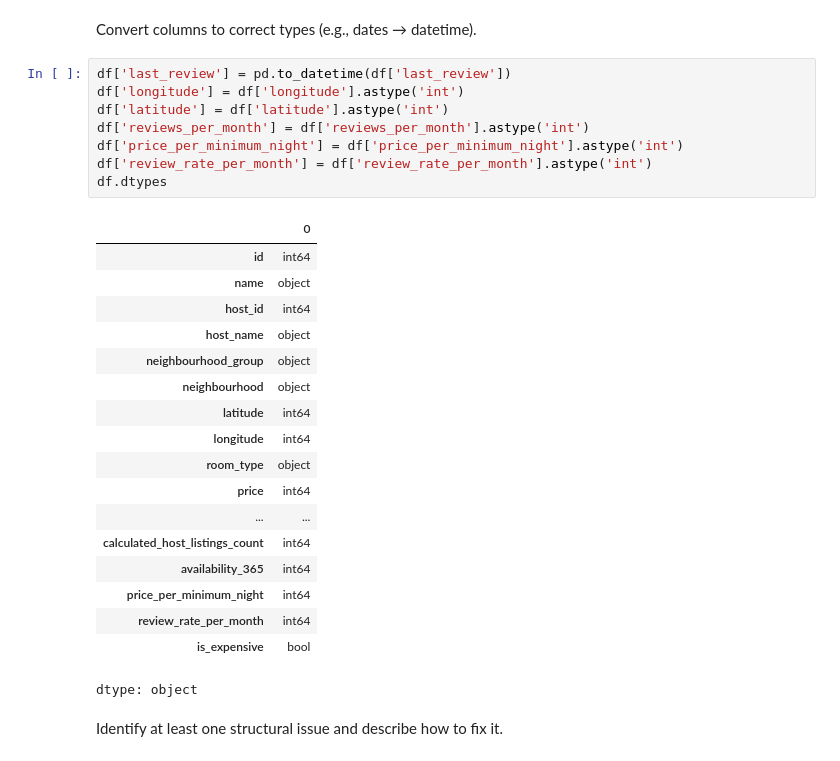
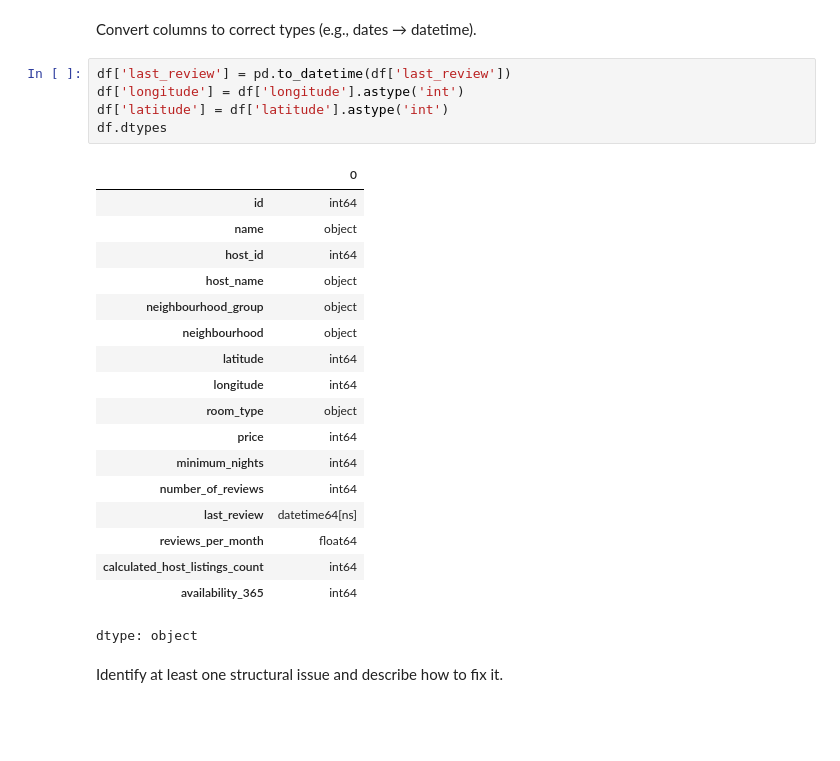
Before and after one commit to moridin04/CCDATSCL_COM221ML_EXERCISES, a Jupyter notebook: Exercise1.ipynb, the cells around one changed output. Cells and saved outputs as stored; diff of their text form; blank space fills up the shorter version.

```diff
--- a/Exercise1.ipynb
+++ b/Exercise1.ipynb
@@ -157,29 +157,26 @@ Convert columns to correct types (e.g., dates → datetime).
 # %%
 df['last_review'] = pd.to_datetime(df['last_review'])
 df['longitude'] = df['longitude'].astype('int')
 df['latitude'] = df['latitude'].astype('int')
-df['reviews_per_month'] = df['reviews_per_month'].astype('int')
-df['price_per_minimum_night'] = df['price_per_minimum_night'].astype('int')
-df['review_rate_per_month'] = df['review_rate_per_month'].astype('int')
 df.dtypes
 # %% [output]
 |  | 0 |
 | id | int64 |
 | name | object |
 | host_id | int64 |
 | host_name | object |
 | neighbourhood_group | object |
 | neighbourhood | object |
 | latitude | int64 |
 | longitude | int64 |
 | room_type | object |
 | price | int64 |
-| ... | ... |
+| minimum_nights | int64 |
+| number_of_reviews | int64 |
+| last_review | datetime64[ns] |
+| reviews_per_month | float64 |
 | calculated_host_listings_count | int64 |
 | availability_365 | int64 |
-| price_per_minimum_night | int64 |
-| review_rate_per_month | int64 |
-| is_expensive | bool |
 dtype: object
 # %% [markdown]
 Identify at least one structural issue and describe how to fix it.
```
Also changed, not shown: parts of 6 cells of this notebook.
